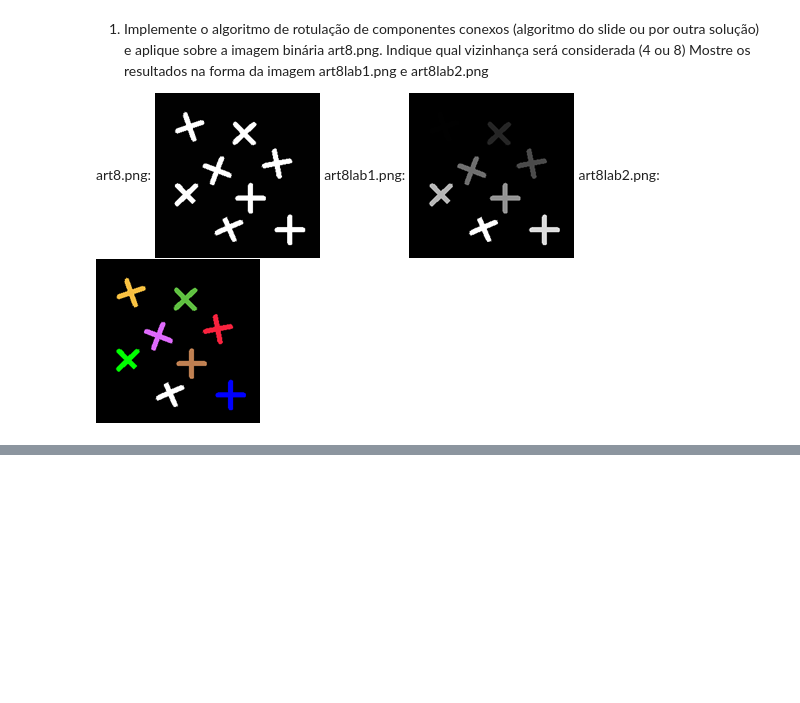
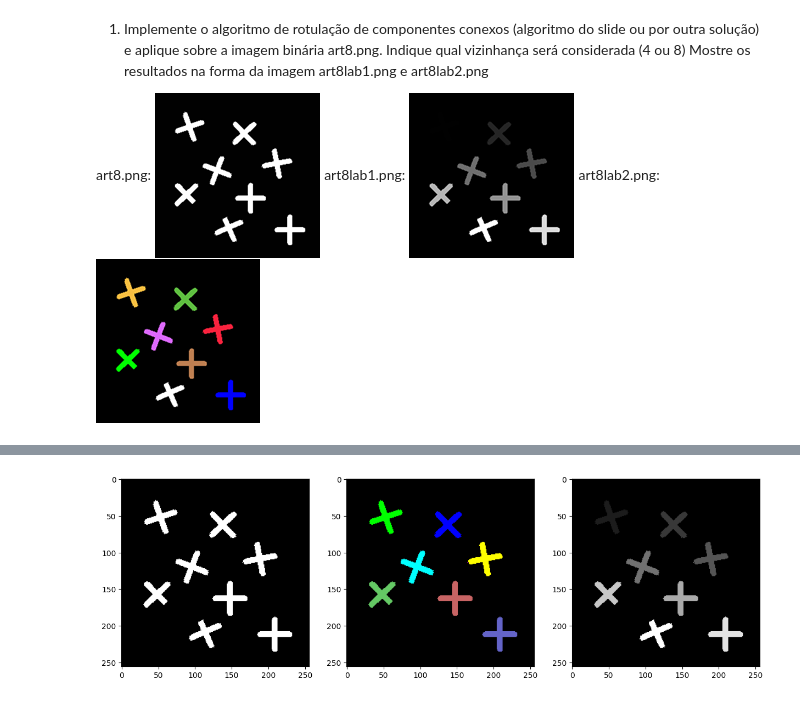
Before and after one commit to gventino/OpenCV2Practices, a Jupyter notebook: Lab02 - Connected Components/lab03.ipynb, the cells around one changed output, grey strips where cells are left out. Saved outputs shown, nothing was run; the diff lists cells and outputs as text; code cells hidden in the pictures; blank space fills up the shorter version.

```diff
--- a/Lab02 - Connected Components/lab03.ipynb
+++ b/Lab02 - Connected Components/lab03.ipynb
@@ -22,0 +14,69 @@ img = cv2.imread("art8.png", cv2.IMREAD_GRAYSCALE)
+# %%
+# code here
+# type your code here
+# Python code to read image
+
+#Resolucao usando BFS
+import cv2
+import matplotlib.pyplot as plt
+import numpy as np
+
+img = cv2.imread("art8.png", cv2.IMREAD_GRAYSCALE)
+
+
+vizinhaca4 = [(0, 1), (1, 0), (0, -1), (-1, 0)]
+vizinhaca8 = [(0, 1), (1, 0), (0, -1), (-1, 0), (1, 1), (1, -1), (-1, 1), (-1, -1)]
+
+def rotula_componentes_conexos(img, vizinhanca):
+    altura, largura = img.shape
+    rotulos = np.zeros_like(img)
+    proximo_rotulo = 1
+
+    for i in range(1,altura):
+        for j in range(1,largura):
+            if img[i, j] == 255 and rotulos[i, j] == 0:
+                fila = [(i, j)]
+                rotulos[i, j] = proximo_rotulo
+                while fila:
+                    x, y = fila.pop(0)
+                    for dx, dy in vizinhanca:
+                        nx, ny = x + dx, y + dy
+                        if img[nx, ny] == 255 and rotulos[nx, ny] == 0:
+                            rotulos[nx, ny] = proximo_rotulo
+                            fila.append((nx, ny))
+                proximo_rotulo += 1
+    return rotulos
+
+img_rotulada = rotula_componentes_conexos(img, vizinhaca4)
+labels, counts = np.unique(img_rotulada, return_counts=True)
+for componente, quantidade in zip(labels, counts):
+    print(f"Componente: {componente} qtd: {quantidade}")
+    if quantidade == 1:
+        print(f" Olha q filha da puta esse 1 pixel")
+
+
+colored_img = np.zeros((img_rotulada.shape[0], img_rotulada.shape[1], 3), dtype=np.uint8)
+colors = [
+    [0, 0, 0],
+    [0, 255, 0],
+    [0, 0, 255],
+    [255, 255, 0],
+    [0, 255, 255],
+    [255, 0, 255],
+    [200,100,100],
+    [100,200,100],
+    [100,100,200],
+]
+for idx, label in enumerate(np.unique(img_rotulada)):
+    colored_img[img_rotulada == label] = colors[idx % len(colors)]
+
+
+plt.figure(figsize=(15, 5))
+plt.subplot(1, 3, 1)
+plt.imshow(img, cmap='gray')
+plt.subplot(1, 3, 2)
+plt.imshow(colored_img)
+plt.subplot(1, 3, 3)
+plt.imshow(img_rotulada, cmap='gray')
+plt.show()
+# %% [output]
@@ -22,0 +94 @@ img = cv2.imread("art8.png", cv2.IMREAD_GRAYSCALE)
+[figure, added]
```
Also changed, not shown: parts of 5 cells of this notebook.
